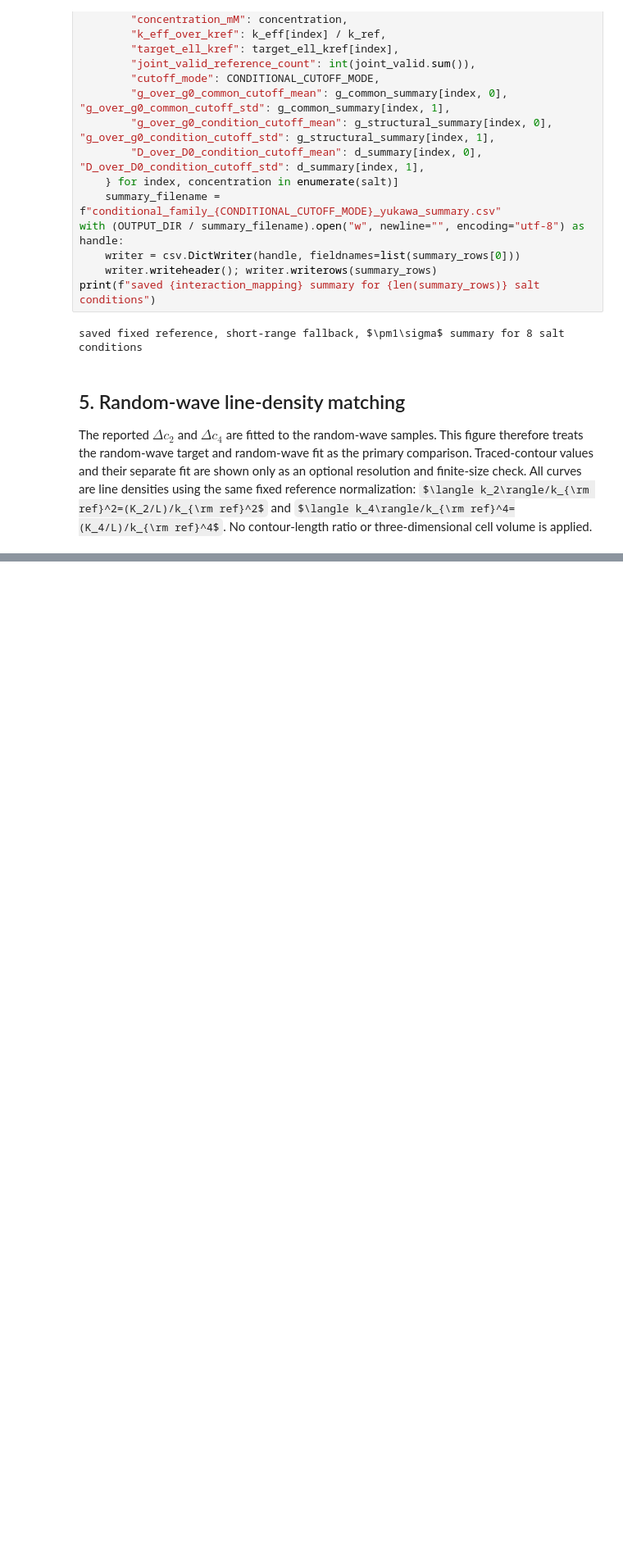
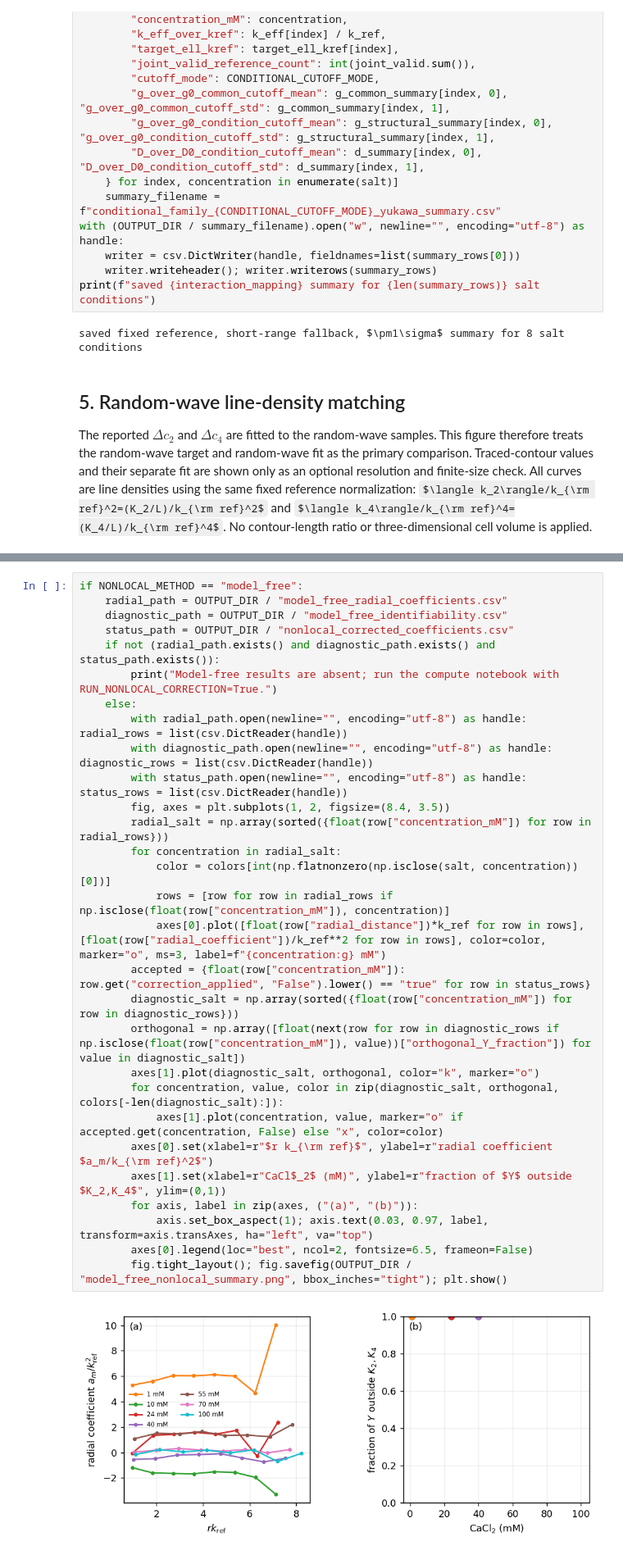
Before and after one commit to ch-tung/Randomwave_ML, a Jupyter notebook: randomcxl/smpl/curvefit/cf_ca_interaction_results.ipynb, the cells around one changed output, grey strips where cells are left out. Shown at 82% size. Drawn from its saved outputs; the diff is of its cells as text; some formulas as TeX source; blank space fills up the shorter version.

```diff
--- a/randomcxl/smpl/curvefit/cf_ca_interaction_results.ipynb
+++ b/randomcxl/smpl/curvefit/cf_ca_interaction_results.ipynb
@@ -622,0 +1216,31 @@ Saved contour validation uses an older normalization; only the primary random-wa
+# %%
+if NONLOCAL_METHOD == "model_free":
+    radial_path = OUTPUT_DIR / "model_free_radial_coefficients.csv"
+    diagnostic_path = OUTPUT_DIR / "model_free_identifiability.csv"
+    status_path = OUTPUT_DIR / "nonlocal_corrected_coefficients.csv"
+    if not (radial_path.exists() and diagnostic_path.exists() and status_path.exists()):
+        print("Model-free results are absent; run the compute notebook with RUN_NONLOCAL_CORRECTION=True.")
+    else:
+        with radial_path.open(newline="", encoding="utf-8") as handle: radial_rows = list(csv.DictReader(handle))
+        with diagnostic_path.open(newline="", encoding="utf-8") as handle: diagnostic_rows = list(csv.DictReader(handle))
+        with status_path.open(newline="", encoding="utf-8") as handle: status_rows = list(csv.DictReader(handle))
+        fig, axes = plt.subplots(1, 2, figsize=(8.4, 3.5))
+        radial_salt = np.array(sorted({float(row["concentration_mM"]) for row in radial_rows}))
+        for concentration in radial_salt:
+            color = colors[int(np.flatnonzero(np.isclose(salt, concentration))[0])]
+            rows = [row for row in radial_rows if np.isclose(float(row["concentration_mM"]), concentration)]
+            axes[0].plot([float(row["radial_distance"])*k_ref for row in rows], [float(row["radial_coefficient"])/k_ref**2 for row in rows], color=color, marker="o", ms=3, label=f"{concentration:g} mM")
+        accepted = {float(row["concentration_mM"]): row.get("correction_applied", "False").lower() == "true" for row in status_rows}
+        diagnostic_salt = np.array(sorted({float(row["concentration_mM"]) for row in diagnostic_rows}))
+        orthogonal = np.array([float(next(row for row in diagnostic_rows if np.isclose(float(row["concentration_mM"]), value))["orthogonal_Y_fraction"]) for value in diagnostic_salt])
+        axes[1].plot(diagnostic_salt, orthogonal, color="k", marker="o")
+        for concentration, value, color in zip(diagnostic_salt, orthogonal, colors[-len(diagnostic_salt):]):
+            axes[1].plot(concentration, value, marker="o" if accepted.get(concentration, False) else "x", color=color)
+        axes[0].set(xlabel=r"$r k_{\rm ref}$", ylabel=r"radial coefficient $a_m/k_{\rm ref}^2$")
+        axes[1].set(xlabel=r"CaCl$_2$ (mM)", ylabel=r"fraction of $Y$ outside $K_2,K_4$", ylim=(0,1))
+        for axis, label in zip(axes, ("(a)", "(b)")):
+            axis.set_box_aspect(1); axis.text(0.03, 0.97, label, transform=axis.transAxes, ha="left", va="top")
+        axes[0].legend(loc="best", ncol=2, fontsize=6.5, frameon=False)
+        fig.tight_layout(); fig.savefig(OUTPUT_DIR / "model_free_nonlocal_summary.png", bbox_inches="tight"); plt.show()
+# %% [output]
+[figure, added]
```
Also changed, not shown: parts of 13 cells of this notebook, 2 other files.
